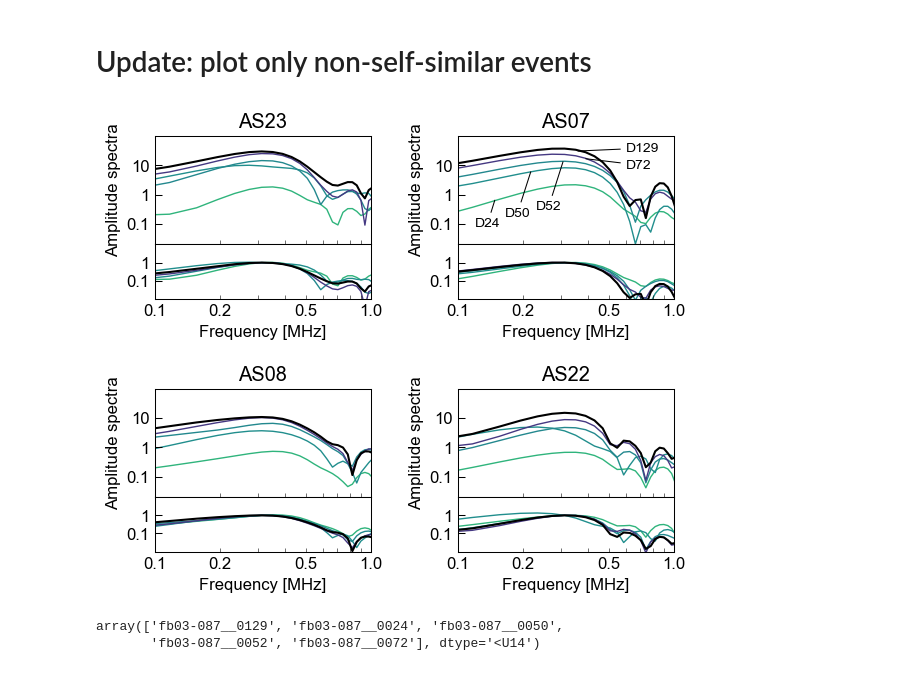
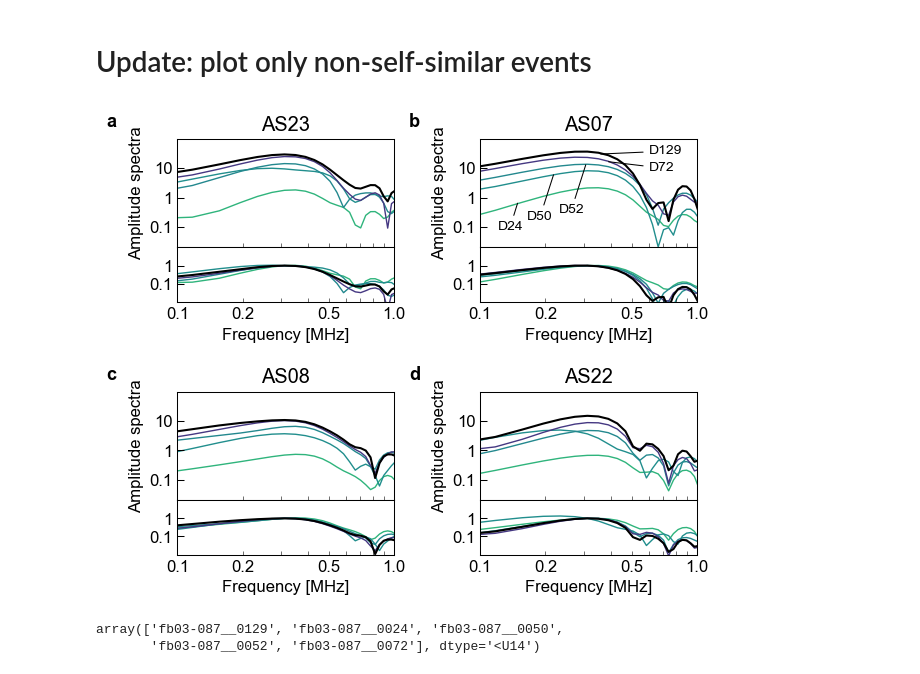
Before and after one commit to kura-okubo/4mNonSelfSim_Paper, a Jupyter notebook: Others/SpectralRatio/code/02_stacked_spectralratioanalysis_nonselfsimilar.ipynb, the cells around one changed output. Saved outputs shown, nothing was run; the diff lists cells and outputs as text; code cells hidden in the pictures.

Commit message:
update figure labels

```diff
--- a/Others/SpectralRatio/code/02_stacked_spectralratioanalysis_nonselfsimilar.ipynb
+++ b/Others/SpectralRatio/code/02_stacked_spectralratioanalysis_nonselfsimilar.ipynb
@@ -623,6 +623,8 @@ xlimit=[0.1, 1]
 
 normalize_freq = 0.3e6 # normalize amplitude at this frequency
 normalize_offset = 1e-3
+
+panel_labels = ['a', 'b', 'c', 'd']
 
 for i in range(4):  # Loop over the 4 main subplots
 
@@ -716,34 +718,45 @@ for i in range(4):  # Loop over the 4 main subplots
             annot_xy_text = [(0.12, 0.08), (0.165, 0.18), (0.23, 0.3), (0.6, 8), (0.6, 30)]
 
             for ii, event_id in enumerate(annot_ids):
 
                 ax.annotate(f"D{event_id:g}", xy=annot_xy[ii], xytext=annot_xy_text[ii],
                     arrowprops=dict(arrowstyle = '-', connectionstyle = 'arc3', lw=0.75),
                     horizontalalignment="left", zorder=4, fontsize=10., c="k")
 
+        # figure label
+        if j==0:
+            ax.text(
+                -0.33, 1.24,
+                f"{panel_labels[i]}",
+                transform=ax.transAxes,
+                fontsize=13,
+                fontweight='bold',
+                va='top',
+                ha='left'
+            )
 
         fig.add_subplot(ax)  # Add subplot to figure
 
 # Add legend at the bottom of the figure
 # Use `handles` and `labels` to create the legend items
 event_non_self_sim_legend = ['fb03-087__0129', 'fb03-087__0072', 'fb03-087__0052', 'fb03-087__0050', 'fb03-087__0024']
 # handles, labels = [], []
 # for datacase in event_non_self_sim_legend:
 #     gougeevent_id = int(datacase.split("__")[1])
 
 #     if datacase == largest_event_datacase:
 #         lc = "k"
 #     else:
 #         lc = lc_dict[datacase]
 
 #     handles.append(plt.Line2D([0], [0], color=lc, lw=1))
 #     labels.append(f"D{gougeevent_id:d}")
 
 
 plt.savefig(figdir + f"/FigS_spectra_nonselfsim.png", dpi=300, bbox_inches='tight')
 plt.savefig(figdir + f"/FigS_spectra_nonselfsim.eps", bbox_inches='tight')
 # %% [output]
-[figure, old version]
+[figure, new version]
 # %%
 event_non_self_sim
 # %% [output]
```
